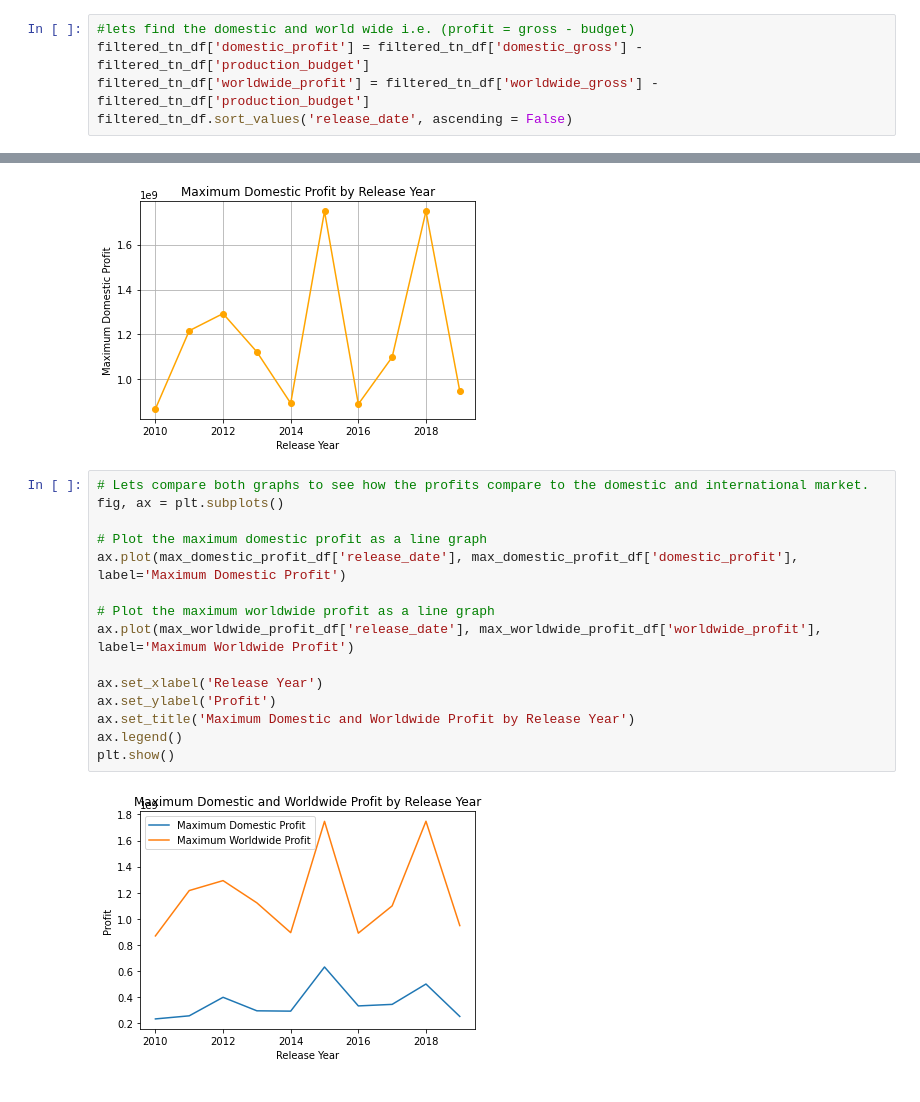
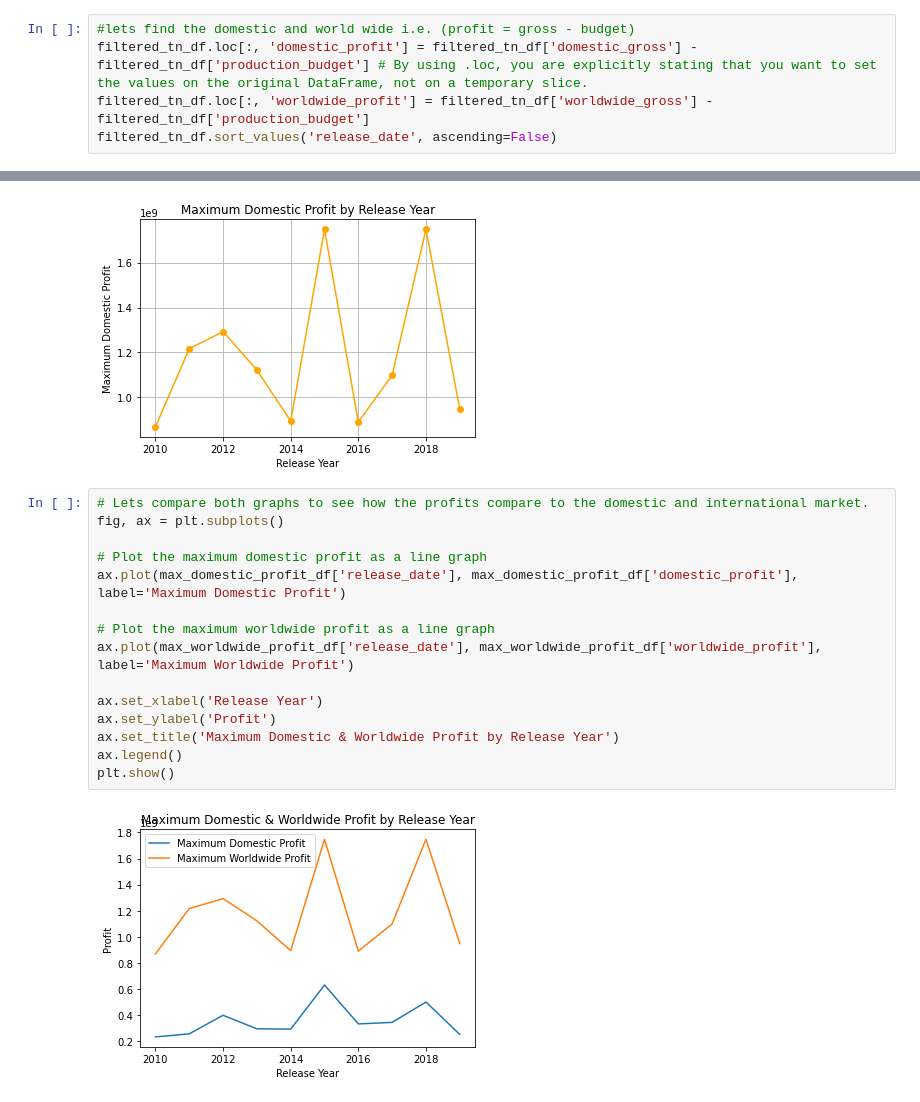
Before and after one commit to evamwende/film-trends-analysis, a Jupyter notebook: Film_Analysis.ipynb, the cells around one changed output, grey strips where cells are left out. Drawn from its saved outputs; the diff is of its cells as text.

```diff
--- a/Film_Analysis.ipynb
+++ b/Film_Analysis.ipynb
@@ -494,9 +496,9 @@ filtered_tn_df.sort_values('release_date', ascending = False)
 1787 rows × 6 columns
 # %%
 #lets find the domestic and world wide i.e. (profit = gross - budget)
-filtered_tn_df['domestic_profit'] = filtered_tn_df['domestic_gross'] - filtered_tn_df['production_budget']
-filtered_tn_df['worldwide_profit'] = filtered_tn_df['worldwide_gross'] - filtered_tn_df['production_budget']
-filtered_tn_df.sort_values('release_date', ascending = False)
+filtered_tn_df.loc[:, 'domestic_profit'] = filtered_tn_df['domestic_gross'] - filtered_tn_df['production_budget'] # By using .loc, you are explicitly stating that you want to set the values on the original DataFrame, not on a temporary slice.
+filtered_tn_df.loc[:, 'worldwide_profit'] = filtered_tn_df['worldwide_gross'] - filtered_tn_df['production_budget']
+filtered_tn_df.sort_values('release_date', ascending=False)
 # %% [output]
 |  | id | release_date | movie | production_budget | domestic_gross | worldwide_gross | domestic_profit | ... |
 | 2460 | 61 | 2019 | Pet Sematary | 21000000.0 | 54724696.0 | 109501146.0 | 33724696.0 | ... |
@@ -613,17 +614,17 @@ plt.show()
 # %%
 # Lets compare both graphs to see how the profits compare to the domestic and international market.
 fig, ax = plt.subplots()
 
 # Plot the maximum domestic profit as a line graph
 ax.plot(max_domestic_profit_df['release_date'], max_domestic_profit_df['domestic_profit'], label='Maximum Domestic Profit')
 
 # Plot the maximum worldwide profit as a line graph
 ax.plot(max_worldwide_profit_df['release_date'], max_worldwide_profit_df['worldwide_profit'], label='Maximum Worldwide Profit')
 
 ax.set_xlabel('Release Year')
 ax.set_ylabel('Profit')
-ax.set_title('Maximum Domestic and Worldwide Profit by Release Year')
+ax.set_title('Maximum Domestic & Worldwide Profit by Release Year')
 ax.legend()
 plt.show()
 # %% [output]
-[figure, old version]
+[figure, new version]
```
Also changed, not shown: parts of 12 cells of this notebook.
